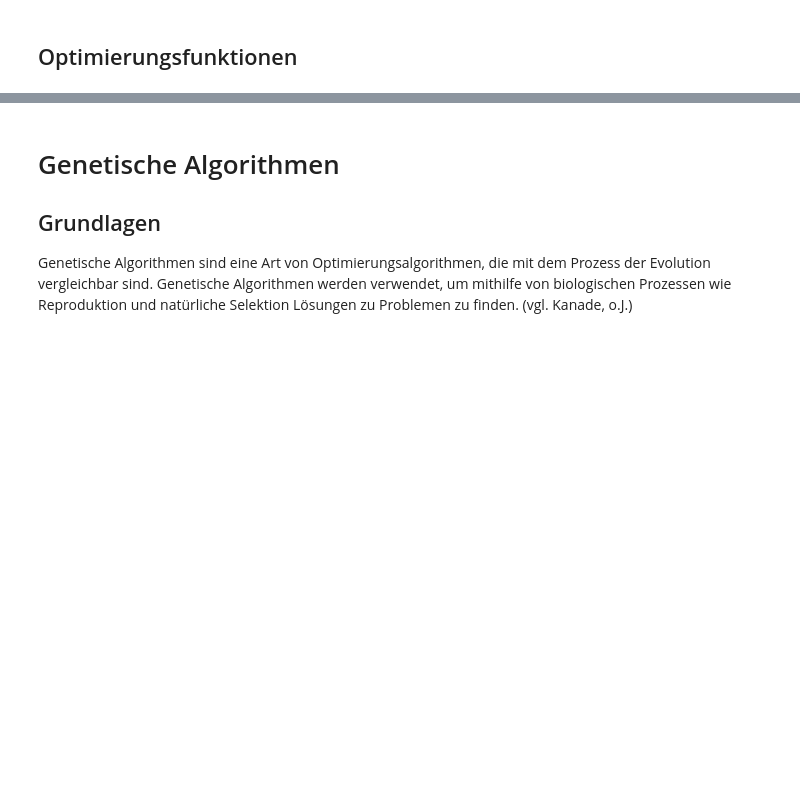
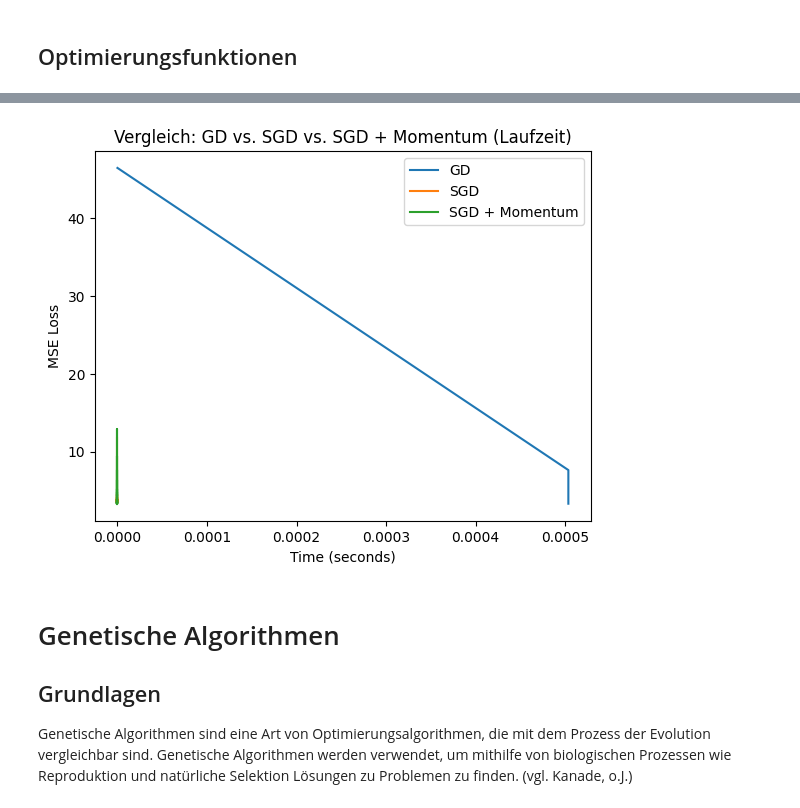
Before and after one commit to scrythe/Kuenstliche-Intelligenz-VWA, a Jupyter notebook: Künstliche_Intelligenz.ipynb, the cells around one changed output, grey strips where cells are left out. Drawn from its saved outputs; the diff is of its cells as text; code cells hidden in the pictures; blank space fills up the shorter version.

```diff
--- a/Künstliche_Intelligenz.ipynb
+++ b/Künstliche_Intelligenz.ipynb
@@ -1405,3 +1527,74 @@ test_neural_network(network)
+# %%
+import numpy as np
+import matplotlib.pyplot as plt
+import time
+
+# Simulierte Trainingsdaten (y = 2x + 1 mit Rauschen)
+np.random.seed(42)
+X = np.linspace(0, 10, 100).reshape(-1, 1)
+y = 2 * X + 1 + np.random.randn(*X.shape) * 2
+
+# Kostenfunktion: Mean Squared Error
+def mse(y_true, y_pred):
+    return np.mean((y_true - y_pred) ** 2)
+
+# Berechnung des Gradienten der MSE
+def compute_gradient(X, y, w, b):
+    y_pred = X @ w + b
+    error = y_pred - y
+    dw = (2 / len(y)) * X.T @ error
+    db = (2 / len(y)) * np.sum(error)
+    return dw, db
+
+# Implementierung von GD, SGD und SGD mit Momentum
+def optimize(method="gd", lr=0.01, epochs=100, batch_size=1, momentum=0.9):
+    w, b = np.random.randn(1, 1), np.random.randn(1)
+    v_w, v_b = np.zeros_like(w), np.zeros_like(b)  # Momentum-Variablen
+    loss_history = []
+    time_history = []
+
+    start_time = time.time()
+
+    for epoch in range(epochs):
+        if method == "sgd":
+            idx = np.random.randint(0, len(X), batch_size)
+            X_batch, y_batch = X[idx], y[idx]
+        else:
+            X_batch, y_batch = X, y  # GD verwendet alle Daten
+
+        dw, db = compute_gradient(X_batch, y_batch, w, b)
+
+        if method == "momentum":
+            v_w = momentum * v_w - lr * dw
+            v_b = momentum * v_b - lr * db
+            w += v_w
+            b += v_b
+        else:
+            w -= lr * dw
+            b -= lr * db
+
+        loss_history.append(mse(y, X @ w + b))
+        time_history.append(time.time() - start_time)  # Zeit seit Start messen
+
+    return time_history, loss_history
+
+# Training
+epochs = 100
+time_gd, loss_gd = optimize(method="gd", lr=0.01, epochs=epochs)
+time_sgd, loss_sgd = optimize(method="sgd", lr=0.01, epochs=epochs, batch_size=10)
+time_momentum, loss_momentum = optimize(method="momentum", lr=0.01, epochs=epochs, batch_size=10, momentum=0.9)
+
+# Visualisierung der Fehlerreduktion über Zeit
+plt.plot(time_gd, loss_gd, label="GD")
+plt.plot(time_sgd, loss_sgd, label="SGD")
+plt.plot(time_momentum, loss_momentum, label="SGD + Momentum")
+plt.xlabel("Time (seconds)")
+plt.ylabel("MSE Loss")
+plt.legend()
+plt.title("Vergleich: GD vs. SGD vs. SGD + Momentum (Laufzeit)")
+plt.show()
+# %% [output]
+[figure, added]
 # %% [markdown]
 # Genetische Algorithmen
 
```
Also changed, not shown: parts of 22 cells of this notebook.
